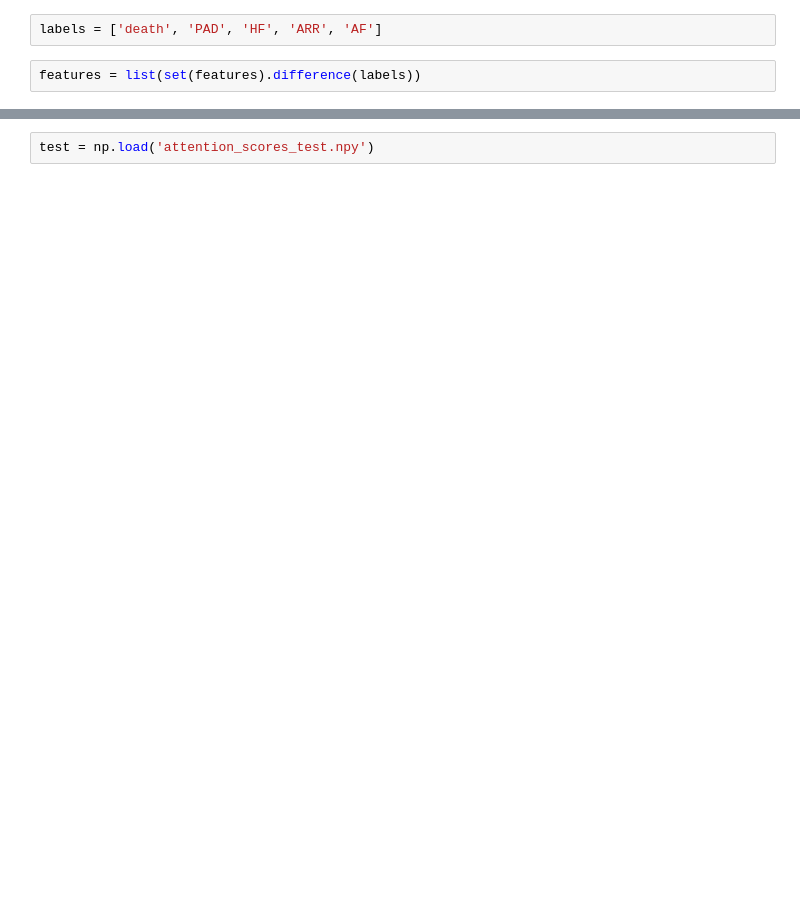
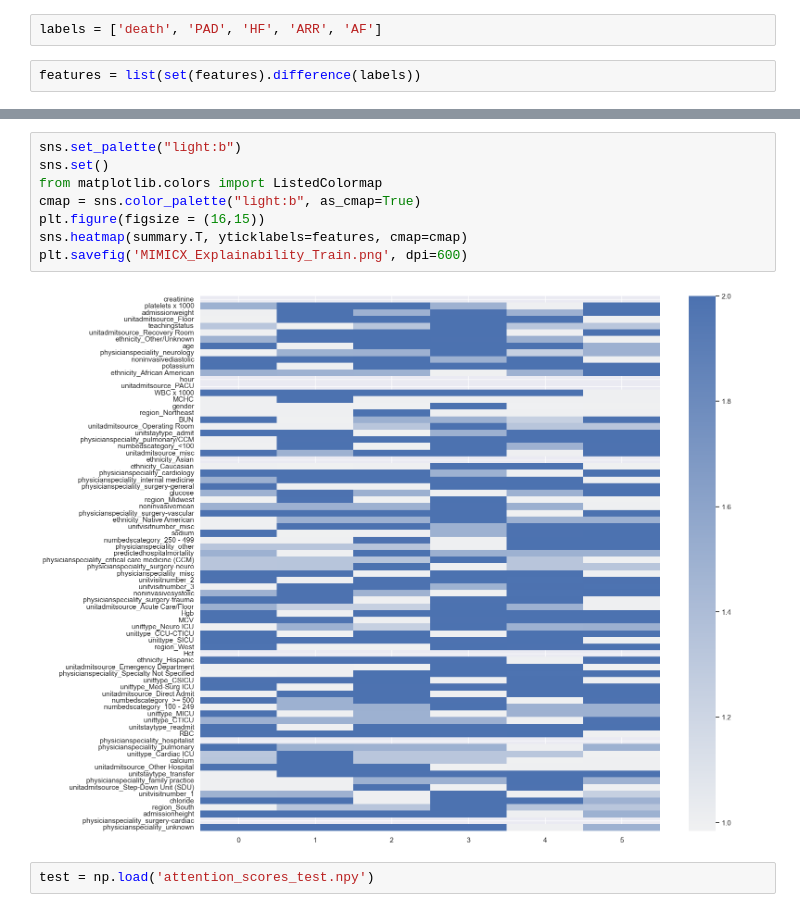
Before and after one commit to munibmesinovic/DynaGraph, a Jupyter notebook: Explainability_Figures.ipynb, the cells around one changed output, grey strips where cells are left out. Cells and saved outputs as stored; diff of their text form; blank space fills up the shorter version.

```diff
--- a/Explainability_Figures.ipynb
+++ b/Explainability_Figures.ipynb
@@ -43,2 +97,12 @@ features = list(set(features).difference(labels))
+# %%
+sns.set_palette("light:b")
+sns.set()
+from matplotlib.colors import ListedColormap
+cmap = sns.color_palette("light:b", as_cmap=True)
+plt.figure(figsize = (16,15))
+sns.heatmap(summary.T, yticklabels=features, cmap=cmap)
+plt.savefig('MIMICX_Explainability_Train.png', dpi=600)
+# %% [output]
+[figure, added]
 # %%
 test = np.load('attention_scores_test.npy')
```
Also changed, not shown: parts of 32 cells of this notebook.
